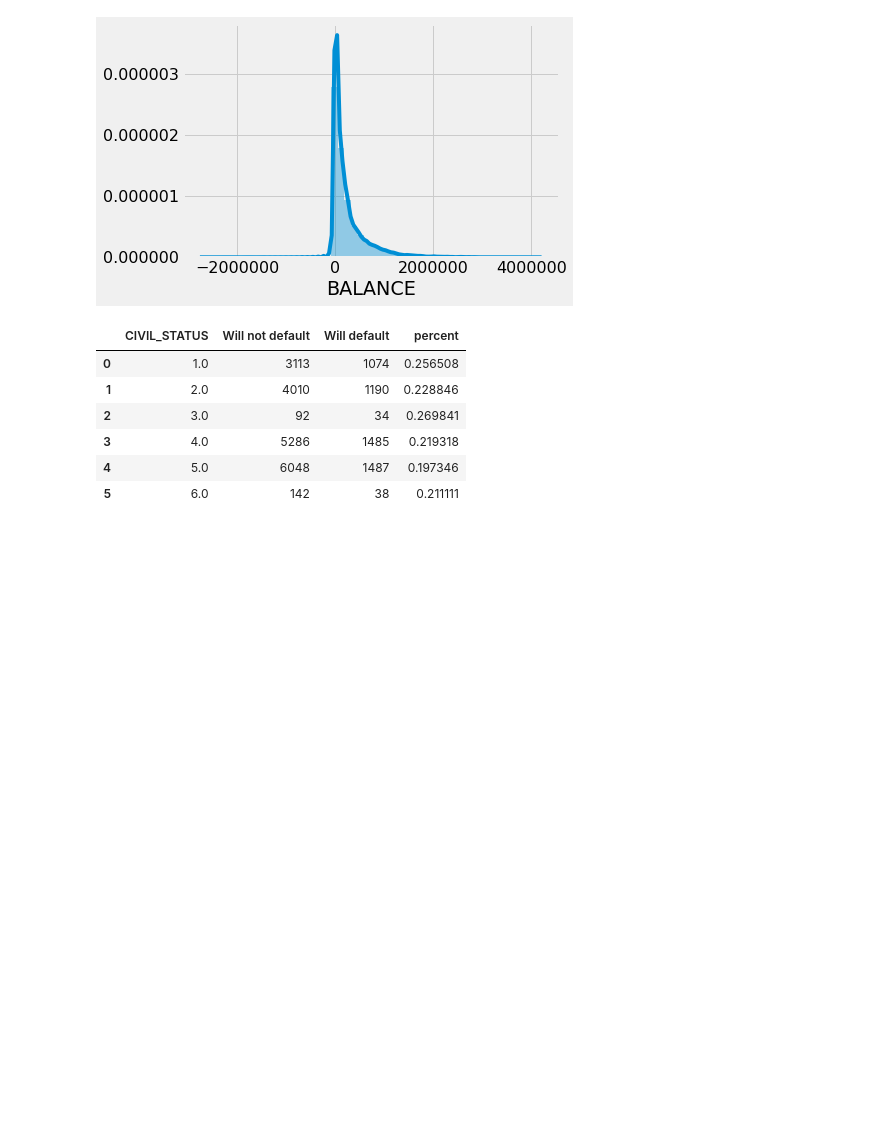
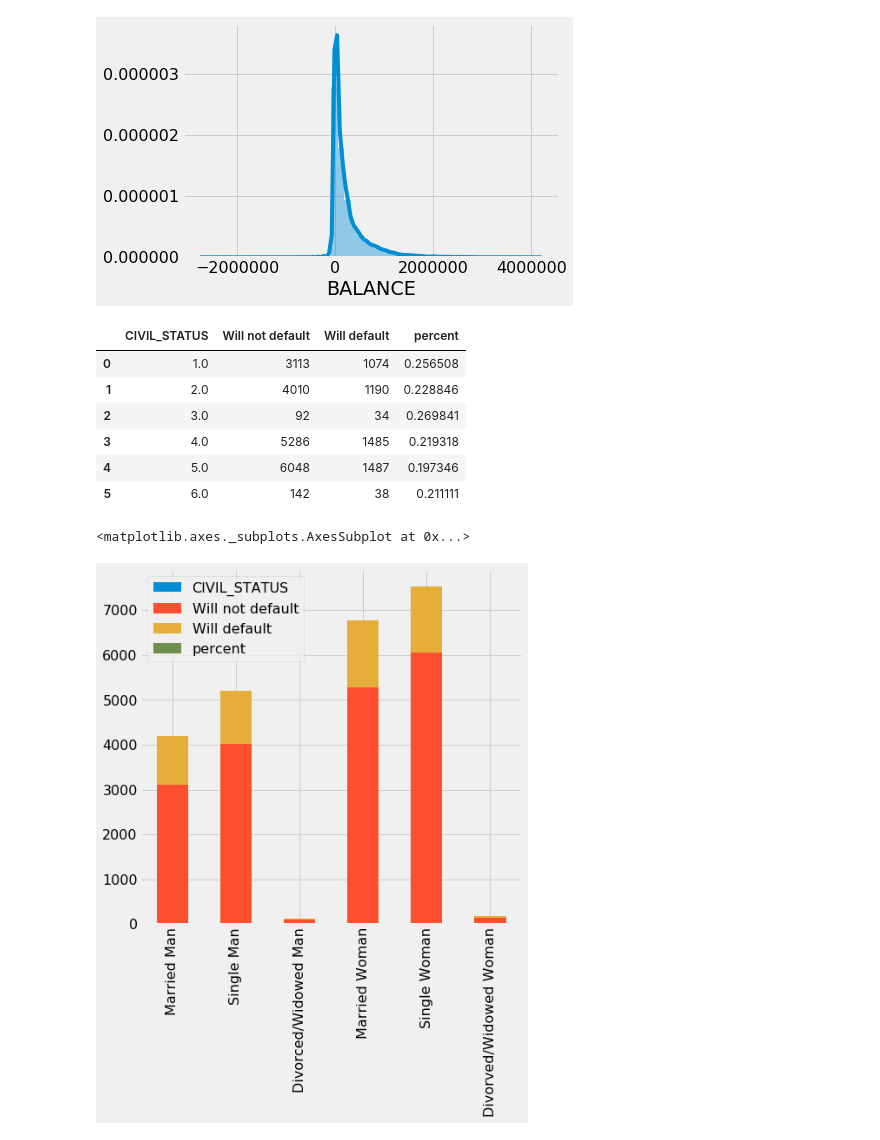
Before and after one commit to emilia329/CreditCard, a Jupyter notebook: EDA.ipynb, the cells around one changed output. Drawn from its saved outputs; the diff is of its cells as text; code cells hidden in the pictures; blank space fills up the shorter version.

```diff
--- a/EDA.ipynb
+++ b/EDA.ipynb
@@ -399,3 +399,9 @@ civil_df
 | 3 | 4.0 | 5286 | 1485 | 0.219318 |
 | 4 | 5.0 | 6048 | 1487 | 0.197346 |
 | 5 | 6.0 | 142 | 38 | 0.211111 |
+# %%
+civil_df.index = ['Married Man', 'Single Man', 'Divorced/Widowed Man', 'Married Woman', 'Single Woman', 'Divorved/Widowed Woman']
+civil_df.plot(kind='bar',stacked=True, figsize=(7,7))
+# %% [output]
+<matplotlib.axes._subplots.AxesSubplot at 0x...>
+[figure, added]
```
